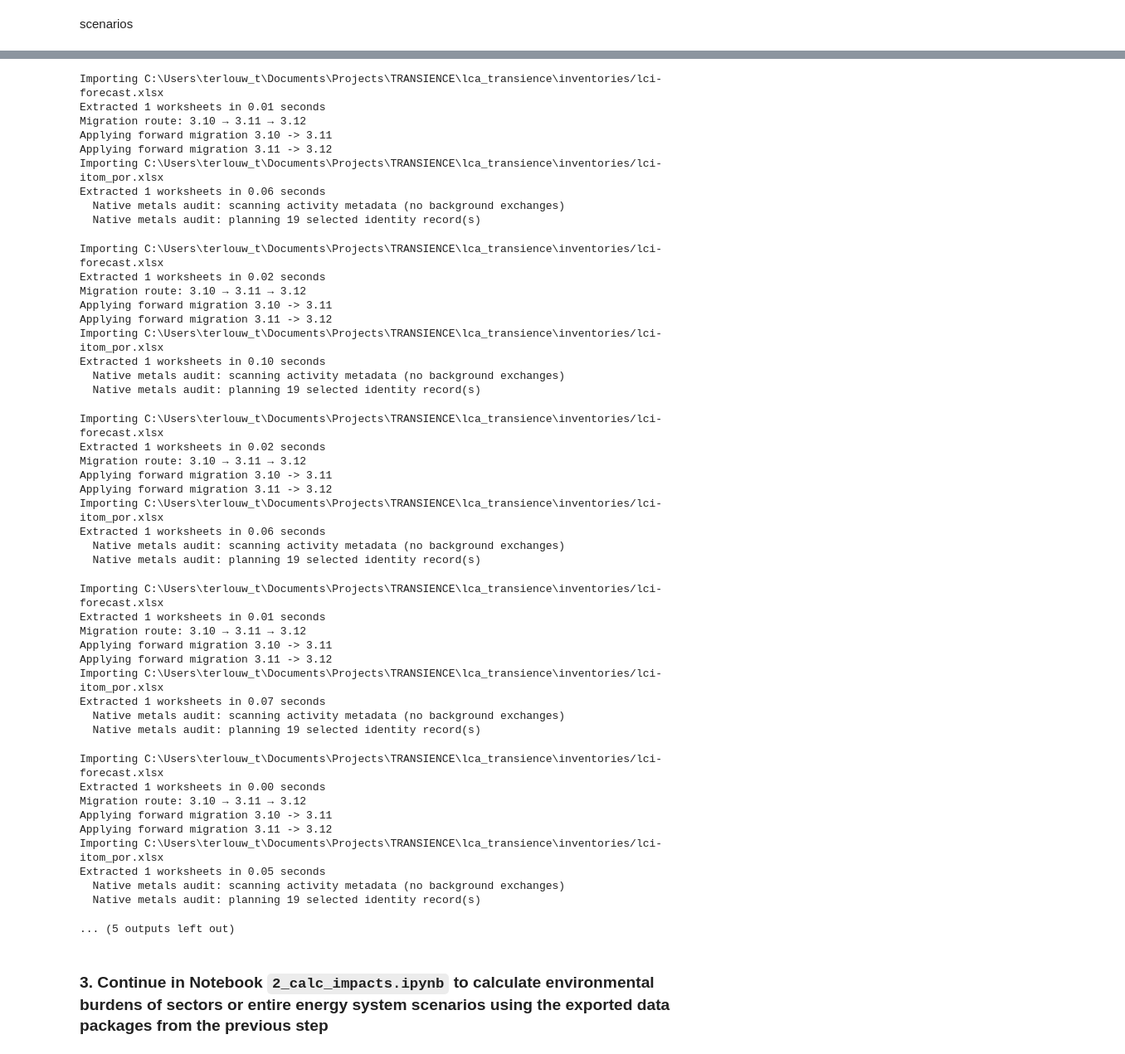
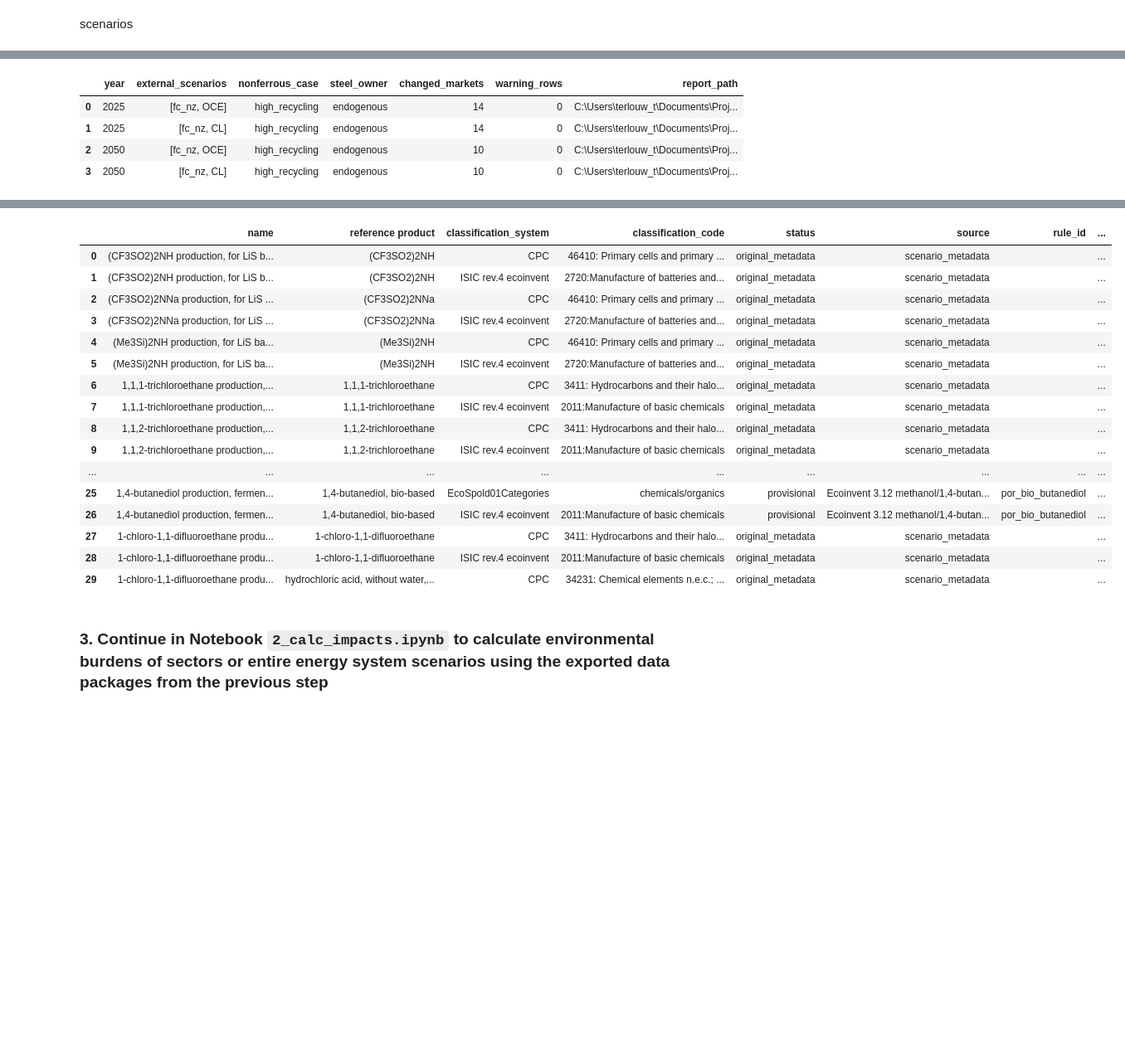
Before and after one commit to tomterlouw/lca_transience, a Jupyter notebook: 1_export_packages.ipynb, the cells around one changed output, grey strips where cells are left out. Shown at 83% size. Saved outputs shown, nothing was run; the diff lists cells and outputs as text; code cells hidden in the pictures; blank space fills up the shorter version.

```diff
--- a/1_export_packages.ipynb
+++ b/1_export_packages.ipynb
@@ -86,6 +91,7 @@ from config import ROOT, DATAPACKAGE_DIR
 import metals_scenario_policy as metal_policy_module
 import primary_vs_secondary_metals.share_files as metal_share_files
 NONFERROUS_METALS_SCENARIO = "baseline" #  #normal baseline, reference, conservative, moderate_recycling, high_recycling, primary_only
+NONFERROUS_METALS_SCENARIO = "high_recycling" #  #normal baseline, reference, conservative, moderate_recycling, high_recycling, primary_only
 # %%
 METALS_SHARE_SOURCE = "yaml"  # YAML + evidence/mapping CSV inputs; use xlsx to read the Shares workbook instead
 FORCE_METALS_SHARE_REGENERATION = False  # True only to deliberately replace conflicting manual scenario edits
@@ -327,10 +337,11 @@ if create_db_package:
 
     verify_itom_inventory_snapshot(itom_inventory_snapshot)
     #if 'external scenarios' in str(scenario):
+    #pr.clear_cache()
     ndb = pr.PathwaysDataPackage(
         scenarios=package_scenarios,
-        #years=[2025,2050],
-        years=[2025, 2030, 2035, 2040, 2045, 2050],#, 2050],
+        years=[2025,2050],
+        #years=[2025, 2030, 2035, 2040, 2045, 2050],#, 2050],
         source_db=DB_NAME_INIT,
         source_version=EI_VERSION,
         key=KEY_PREMISE,
@@ -428,0 +438,5 @@ Extracted 1 worksheets in 0.05 seconds
+|  | year | external_scenarios | nonferrous_case | steel_owner | changed_markets | warning_rows | report_path |
+| 0 | 2025 | [fc_nz, OCE] | high_recycling | endogenous | 14 | 0 | C:\Users\terlouw_t\Documents\Proj... |
+| 1 | 2025 | [fc_nz, CL] | high_recycling | endogenous | 14 | 0 | C:\Users\terlouw_t\Documents\Proj... |
+| 2 | 2050 | [fc_nz, OCE] | high_recycling | endogenous | 10 | 0 | C:\Users\terlouw_t\Documents\Proj... |
+| 3 | 2050 | [fc_nz, CL] | high_recycling | endogenous | 10 | 0 | C:\Users\terlouw_t\Documents\Proj... |
@@ -438,48 +445,19 @@ Extracted 1 worksheets in 0.06 seconds
-Importing C:\Users\terlouw_t\Documents\Projects\TRANSIENCE\lca_transience\inventories/lci-forecast.xlsx
-Extracted 1 worksheets in 0.01 seconds
-Migration route: 3.10 → 3.11 → 3.12
-Applying forward migration 3.10 -> 3.11
-Applying forward migration 3.11 -> 3.12
-Importing C:\Users\terlouw_t\Documents\Projects\TRANSIENCE\lca_transience\inventories/lci-itom_por.xlsx
-Extracted 1 worksheets in 0.06 seconds
-  Native metals audit: scanning activity metadata (no background exchanges)
-  Native metals audit: planning 19 selected identity record(s)
-Importing C:\Users\terlouw_t\Documents\Projects\TRANSIENCE\lca_transience\inventories/lci-forecast.xlsx
-Extracted 1 worksheets in 0.02 seconds
-Migration route: 3.10 → 3.11 → 3.12
-Applying forward migration 3.10 -> 3.11
-Applying forward migration 3.11 -> 3.12
-Importing C:\Users\terlouw_t\Documents\Projects\TRANSIENCE\lca_transience\inventories/lci-itom_por.xlsx
-Extracted 1 worksheets in 0.10 seconds
-  Native metals audit: scanning activity metadata (no background exchanges)
-  Native metals audit: planning 19 selected identity record(s)
-Importing C:\Users\terlouw_t\Documents\Projects\TRANSIENCE\lca_transience\inventories/lci-forecast.xlsx
-Extracted 1 worksheets in 0.02 seconds
-Migration route: 3.10 → 3.11 → 3.12
-Applying forward migration 3.10 -> 3.11
-Applying forward migration 3.11 -> 3.12
-Importing C:\Users\terlouw_t\Documents\Projects\TRANSIENCE\lca_transience\inventories/lci-itom_por.xlsx
-Extracted 1 worksheets in 0.06 seconds
-  Native metals audit: scanning activity metadata (no background exchanges)
-  Native metals audit: planning 19 selected identity record(s)
-Importing C:\Users\terlouw_t\Documents\Projects\TRANSIENCE\lca_transience\inventories/lci-forecast.xlsx
-Extracted 1 worksheets in 0.01 seconds
-Migration route: 3.10 → 3.11 → 3.12
-Applying forward migration 3.10 -> 3.11
-Applying forward migration 3.11 -> 3.12
-Importing C:\Users\terlouw_t\Documents\Projects\TRANSIENCE\lca_transience\inventories/lci-itom_por.xlsx
-Extracted 1 worksheets in 0.07 seconds
-  Native metals audit: scanning activity metadata (no background exchanges)
-  Native metals audit: planning 19 selected identity record(s)
-Importing C:\Users\terlouw_t\Documents\Projects\TRANSIENCE\lca_transience\inventories/lci-forecast.xlsx
-Extracted 1 worksheets in 0.00 seconds
-Migration route: 3.10 → 3.11 → 3.12
-Applying forward migration 3.10 -> 3.11
-Applying forward migration 3.11 -> 3.12
-Importing C:\Users\terlouw_t\Documents\Projects\TRANSIENCE\lca_transience\inventories/lci-itom_por.xlsx
-Extracted 1 worksheets in 0.05 seconds
-  Native metals audit: scanning activity metadata (no background exchanges)
-  Native metals audit: planning 19 selected identity record(s)
-... (5 outputs left out)
+|  | name | reference product | classification_system | classification_code | status | source | rule_id | ... |
+| 0 | (CF3SO2)2NH production, for LiS b... | (CF3SO2)2NH | CPC | 46410: Primary cells and primary ... | original_metadata | scenario_metadata |  | ... |
+| 1 | (CF3SO2)2NH production, for LiS b... | (CF3SO2)2NH | ISIC rev.4 ecoinvent | 2720:Manufacture of batteries and... | original_metadata | scenario_metadata |  | ... |
+| 2 | (CF3SO2)2NNa production, for LiS ... | (CF3SO2)2NNa | CPC | 46410: Primary cells and primary ... | original_metadata | scenario_metadata |  | ... |
+| 3 | (CF3SO2)2NNa production, for LiS ... | (CF3SO2)2NNa | ISIC rev.4 ecoinvent | 2720:Manufacture of batteries and... | original_metadata | scenario_metadata |  | ... |
+| 4 | (Me3Si)2NH production, for LiS ba... | (Me3Si)2NH | CPC | 46410: Primary cells and primary ... | original_metadata | scenario_metadata |  | ... |
+| 5 | (Me3Si)2NH production, for LiS ba... | (Me3Si)2NH | ISIC rev.4 ecoinvent | 2720:Manufacture of batteries and... | original_metadata | scenario_metadata |  | ... |
+| 6 | 1,1,1-trichloroethane production,... | 1,1,1-trichloroethane | CPC | 3411: Hydrocarbons and their halo... | original_metadata | scenario_metadata |  | ... |
+| 7 | 1,1,1-trichloroethane production,... | 1,1,1-trichloroethane | ISIC rev.4 ecoinvent | 2011:Manufacture of basic chemicals | original_metadata | scenario_metadata |  | ... |
+| 8 | 1,1,2-trichloroethane production,... | 1,1,2-trichloroethane | CPC | 3411: Hydrocarbons and their halo... | original_metadata | scenario_metadata |  | ... |
+| 9 | 1,1,2-trichloroethane production,... | 1,1,2-trichloroethane | ISIC rev.4 ecoinvent | 2011:Manufacture of basic chemicals | original_metadata | scenario_metadata |  | ... |
+| ... | ... | ... | ... | ... | ... | ... | ... | ... |
+| 25 | 1,4-butanediol production, fermen... | 1,4-butanediol, bio-based | EcoSpold01Categories | chemicals/organics | provisional | Ecoinvent 3.12 methanol/1,4-butan... | por_bio_butanediol | ... |
+| 26 | 1,4-butanediol production, fermen... | 1,4-butanediol, bio-based | ISIC rev.4 ecoinvent | 2011:Manufacture of basic chemicals | provisional | Ecoinvent 3.12 methanol/1,4-butan... | por_bio_butanediol | ... |
+| 27 | 1-chloro-1,1-difluoroethane produ... | 1-chloro-1,1-difluoroethane | CPC | 3411: Hydrocarbons and their halo... | original_metadata | scenario_metadata |  | ... |
+| 28 | 1-chloro-1,1-difluoroethane produ... | 1-chloro-1,1-difluoroethane | ISIC rev.4 ecoinvent | 2011:Manufacture of basic chemicals | original_metadata | scenario_metadata |  | ... |
+| 29 | 1-chloro-1,1-difluoroethane produ... | hydrochloric acid, without water,... | CPC | 34231: Chemical elements n.e.c.; ... | original_metadata | scenario_metadata |  | ... |
 # %% [markdown]
 ### 3. Continue in Notebook `2_calc_impacts.ipynb` to calculate environmental burdens of sectors or entire energy system scenarios using the exported data packages from the previous step
```
Also changed, not shown: parts of 7 cells of this notebook, 38 other files.
